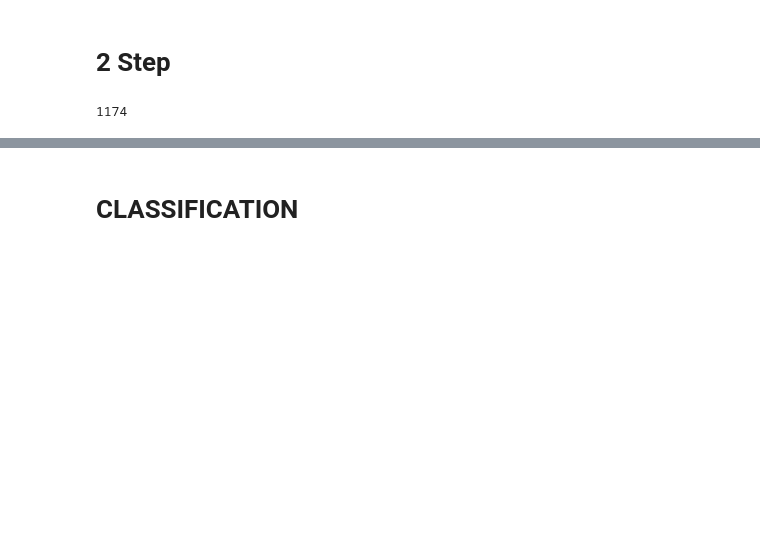
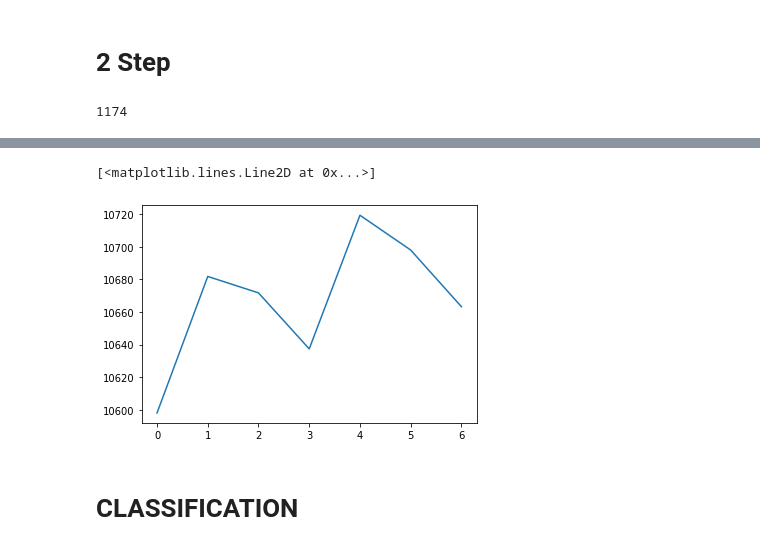
Before and after one commit to DonaldTurton/iLab2, a Jupyter notebook: Mdoelling_1.ipynb, the cells around one changed output, grey strips where cells are left out. Drawn from its saved outputs; the diff is of its cells as text; code cells hidden in the pictures; blank space fills up the shorter version.

Commit message:
encoder-decoder now works and predicts

```diff
--- a/Mdoelling_1.ipynb
+++ b/Mdoelling_1.ipynb
@@ -1276,0 +1279,9 @@ plt.plot(y_test.index, y_test.real)
+# %%
+#Define the same modelling procure as the multi-step univariate LSTM, but include the RepeatVector function between each LSTM layer
+# define model
+model = Sequential()
+model.add(LSTM(200, activation='relu', input_shape=(n_steps_in, n_features)))
+model.add(RepeatVector(n_steps_out))
+model.add(LSTM(200, activation='relu', return_sequences=True))
+model.add(TimeDistributed(Dense(1)))
+model.compile(optimizer='adam', loss='mse')
@@ -1276,0 +1291,3 @@ plt.plot(y_test.index, y_test.real)
+# %%
+# fit model
+model.fit(X_train, y_train, epochs=100, validation_split=0.2)
@@ -1276,0 +1313,5 @@ plt.plot(y_test.index, y_test.real)
+# %%
+# Create the predictions data frame
+yhat = pd.DataFrame(np.reshape(np.array(model.predict(X_test, verbose=0)), (7,1)))
+
+yhat.columns = ['predictions']
@@ -1277,3 +1327,11 @@ plt.plot(y_test.index, y_test.real)
+# %%
+# Plot the predictions against the truth
+
+plt.plot(yhat.index, yhat.predictions)
+#plt.plot(y_test.index, y_test.real)
+# %% [output]
+[<matplotlib.lines.Line2D at 0x...>]
+[figure, added]
 # %% [markdown]
 # CLASSIFICATION
 # %%
```
Also changed, not shown: parts of 14 cells of this notebook.
